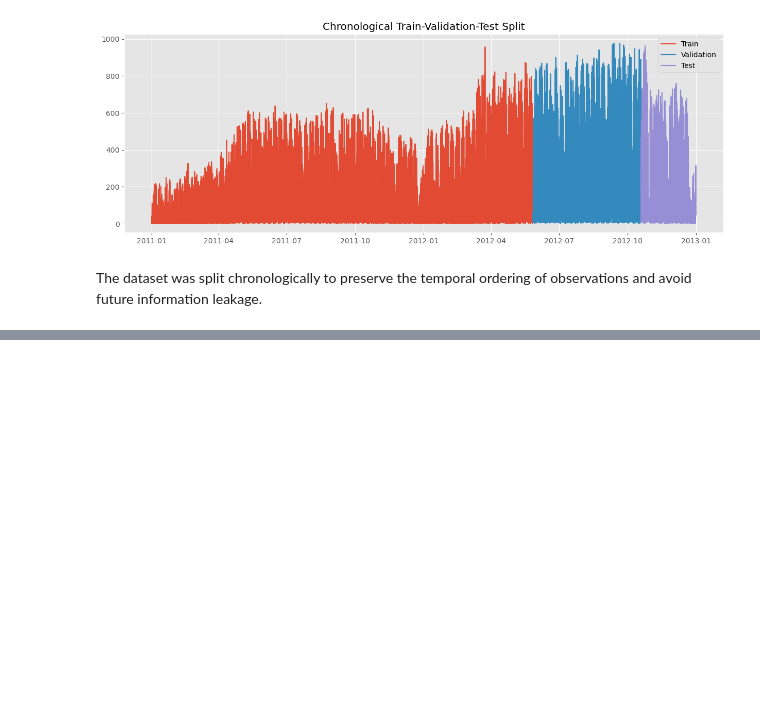
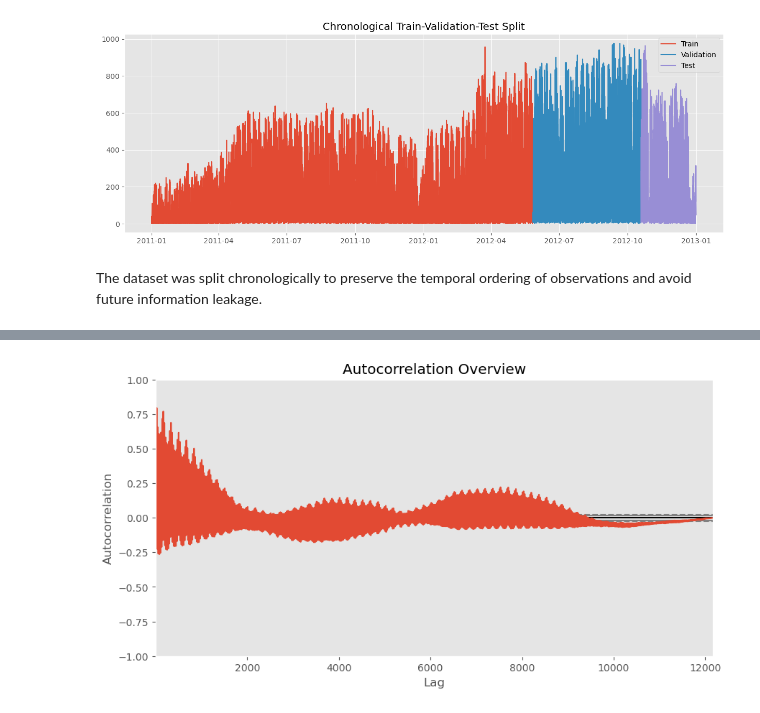
Before and after one commit to Kat-Pelka/RR_project, a Jupyter notebook: notebooks/01_eda.ipynb, the cells around one changed output, grey strips where cells are left out. Cells and saved outputs as stored; diff of their text form; code cells hidden in the pictures; blank space fills up the shorter version.

```diff
--- a/notebooks/01_eda.ipynb
+++ b/notebooks/01_eda.ipynb
@@ -586,0 +651,12 @@ Bike rental activity differs substantially across seasons, with higher demand ob
+# %%
+# Basic autocorrelation overview
+
+plt.figure(figsize=(10,5))
+
+autocorrelation_plot(train["cnt"])
+
+plt.title("Autocorrelation Overview")
+
+plt.show()
+# %% [output]
+[figure, added]
```
Also changed, not shown: parts of 29 cells of this notebook.
